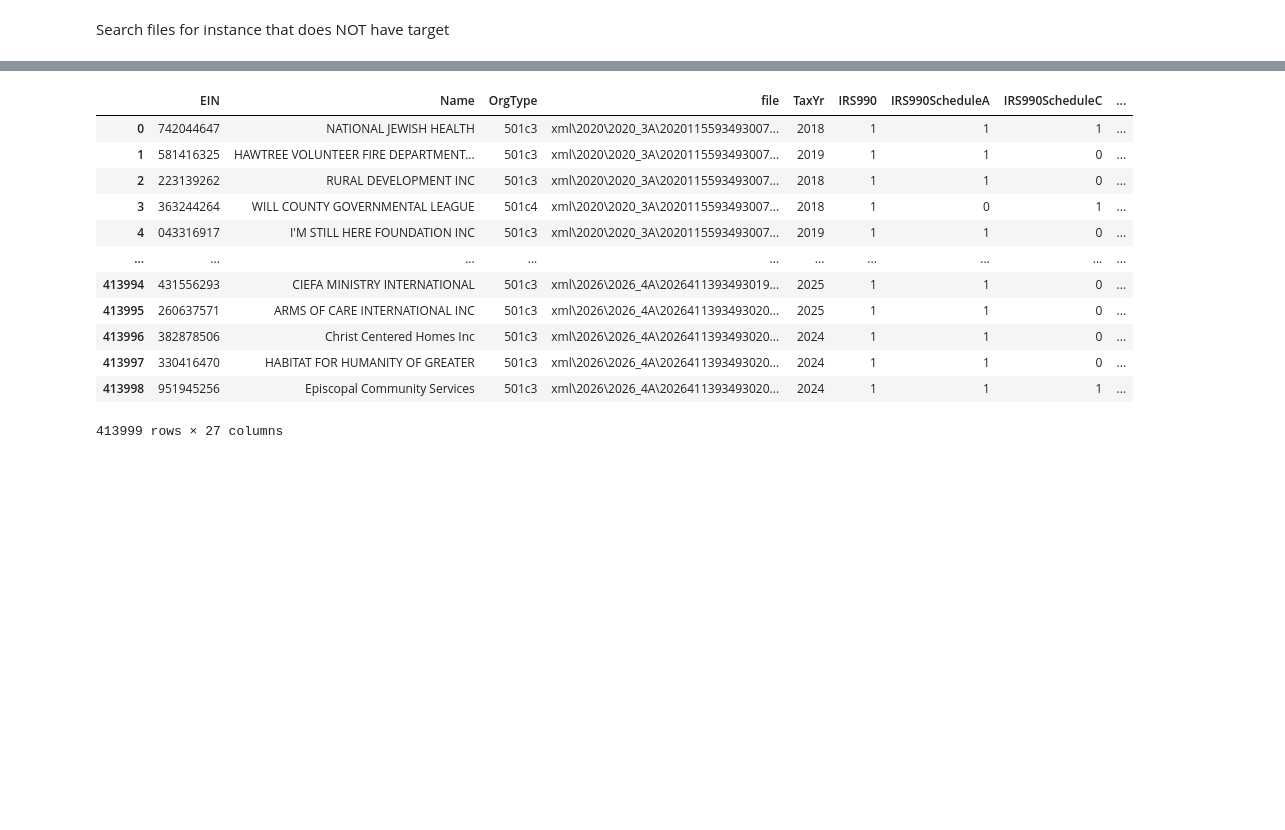
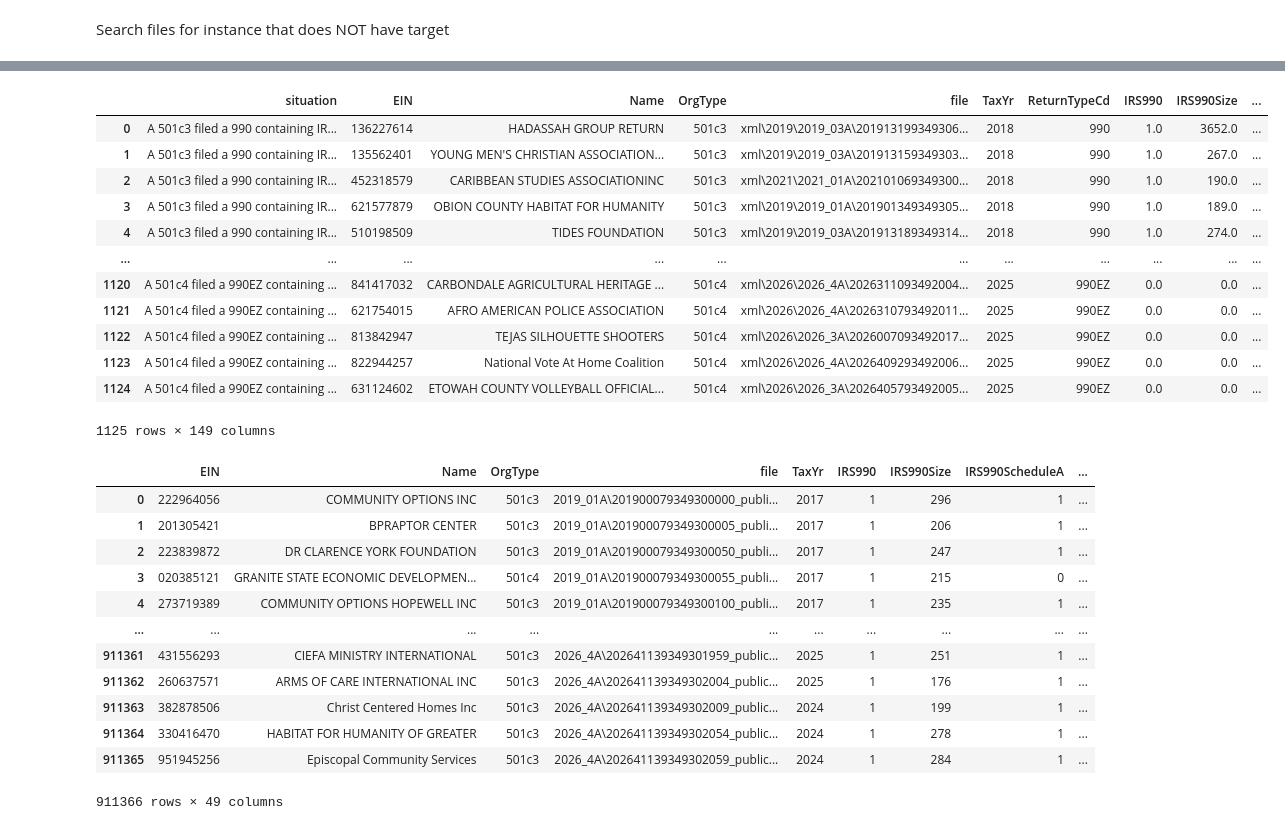
Before and after one commit to ChrisPleman/influence-network, a Jupyter notebook: Nonprofits/inspect_form990_parser.ipynb, the cells around one changed output, grey strips where cells are left out. Cells and saved outputs as stored; diff of their text form; code cells hidden in the pictures; blank space fills up the shorter version.

```diff
--- a/Nonprofits/inspect_form990_parser.ipynb
+++ b/Nonprofits/inspect_form990_parser.ipynb
@@ -301 +381,17 @@ Parsed 413900 files.
+# %%
+pd.read_csv( 'example_usecase_lookup.csv')
+# %% [output]
+|  | situation | EIN | Name | OrgType | file | TaxYr | ReturnTypeCd | IRS990 | IRS990Size | ... |
+| 0 | A 501c3 filed a 990 containing IR... | 136227614 | HADASSAH GROUP RETURN | 501c3 | xml\2019\2019_03A\201913199349306... | 2018 | 990 | 1.0 | 3652.0 | ... |
+| 1 | A 501c3 filed a 990 containing IR... | 135562401 | YOUNG MEN'S CHRISTIAN ASSOCIATION... | 501c3 | xml\2019\2019_03A\201913159349303... | 2018 | 990 | 1.0 | 267.0 | ... |
+| 2 | A 501c3 filed a 990 containing IR... | 452318579 | CARIBBEAN STUDIES ASSOCIATIONINC | 501c3 | xml\2021\2021_01A\202101069349300... | 2018 | 990 | 1.0 | 190.0 | ... |
+| 3 | A 501c3 filed a 990 containing IR... | 621577879 | OBION COUNTY HABITAT FOR HUMANITY | 501c3 | xml\2019\2019_01A\201901349349305... | 2018 | 990 | 1.0 | 189.0 | ... |
+| 4 | A 501c3 filed a 990 containing IR... | 510198509 | TIDES FOUNDATION | 501c3 | xml\2019\2019_03A\201913189349314... | 2018 | 990 | 1.0 | 274.0 | ... |
+| ... | ... | ... | ... | ... | ... | ... | ... | ... | ... | ... |
+| 1120 | A 501c4 filed a 990EZ containing ... | 841417032 | CARBONDALE AGRICULTURAL HERITAGE ... | 501c4 | xml\2026\2026_4A\2026311093492004... | 2025 | 990EZ | 0.0 | 0.0 | ... |
+| 1121 | A 501c4 filed a 990EZ containing ... | 621754015 | AFRO AMERICAN POLICE ASSOCIATION | 501c4 | xml\2026\2026_4A\2026310793492011... | 2025 | 990EZ | 0.0 | 0.0 | ... |
+| 1122 | A 501c4 filed a 990EZ containing ... | 813842947 | TEJAS SILHOUETTE SHOOTERS | 501c4 | xml\2026\2026_3A\2026007093492017... | 2025 | 990EZ | 0.0 | 0.0 | ... |
+| 1123 | A 501c4 filed a 990EZ containing ... | 822944257 | National Vote At Home Coalition | 501c4 | xml\2026\2026_4A\2026409293492006... | 2025 | 990EZ | 0.0 | 0.0 | ... |
+| 1124 | A 501c4 filed a 990EZ containing ... | 631124602 | ETOWAH COUNTY VOLLEYBALL OFFICIAL... | 501c4 | xml\2026\2026_3A\2026405793492005... | 2025 | 990EZ | 0.0 | 0.0 | ... |
+1125 rows × 149 columns
 # %%
@@ -309,16 +405,16 @@ filing_content_matrix.to_csv('filing_content_matrix.csv')
 # %%
-filing_content_matrix
+# filing_content_matrix
 # %% [output]
-|  | EIN | Name | OrgType | file | TaxYr | IRS990 | IRS990ScheduleA | IRS990ScheduleC | ... |
-| 0 | 742044647 | NATIONAL JEWISH HEALTH | 501c3 | xml\2020\2020_3A\2020115593493007... | 2018 | 1 | 1 | 1 | ... |
-| 1 | 581416325 | HAWTREE VOLUNTEER FIRE DEPARTMENT... | 501c3 | xml\2020\2020_3A\2020115593493007... | 2019 | 1 | 1 | 0 | ... |
-| 2 | 223139262 | RURAL DEVELOPMENT INC | 501c3 | xml\2020\2020_3A\2020115593493007... | 2018 | 1 | 1 | 0 | ... |
-| 3 | 363244264 | WILL COUNTY GOVERNMENTAL LEAGUE | 501c4 | xml\2020\2020_3A\2020115593493007... | 2018 | 1 | 0 | 1 | ... |
-| 4 | 043316917 | I'M STILL HERE FOUNDATION INC | 501c3 | xml\2020\2020_3A\2020115593493007... | 2019 | 1 | 1 | 0 | ... |
+|  | EIN | Name | OrgType | file | TaxYr | IRS990 | IRS990Size | IRS990ScheduleA | ... |
+| 0 | 222964056 | COMMUNITY OPTIONS INC | 501c3 | 2019_01A\201900079349300000_publi... | 2017 | 1 | 296 | 1 | ... |
+| 1 | 201305421 | BPRAPTOR CENTER | 501c3 | 2019_01A\201900079349300005_publi... | 2017 | 1 | 206 | 1 | ... |
+| 2 | 223839872 | DR CLARENCE YORK FOUNDATION | 501c3 | 2019_01A\201900079349300050_publi... | 2017 | 1 | 247 | 1 | ... |
+| 3 | 020385121 | GRANITE STATE ECONOMIC DEVELOPMEN... | 501c4 | 2019_01A\201900079349300055_publi... | 2017 | 1 | 215 | 0 | ... |
+| 4 | 273719389 | COMMUNITY OPTIONS HOPEWELL INC | 501c3 | 2019_01A\201900079349300100_publi... | 2017 | 1 | 235 | 1 | ... |
 | ... | ... | ... | ... | ... | ... | ... | ... | ... | ... |
-| 413994 | 431556293 | CIEFA MINISTRY INTERNATIONAL | 501c3 | xml\2026\2026_4A\2026411393493019... | 2025 | 1 | 1 | 0 | ... |
-| 413995 | 260637571 | ARMS OF CARE INTERNATIONAL INC | 501c3 | xml\2026\2026_4A\2026411393493020... | 2025 | 1 | 1 | 0 | ... |
-| 413996 | 382878506 | Christ Centered Homes Inc | 501c3 | xml\2026\2026_4A\2026411393493020... | 2024 | 1 | 1 | 0 | ... |
-| 413997 | 330416470 | HABITAT FOR HUMANITY OF GREATER | 501c3 | xml\2026\2026_4A\2026411393493020... | 2024 | 1 | 1 | 0 | ... |
-| 413998 | 951945256 | Episcopal Community Services | 501c3 | xml\2026\2026_4A\2026411393493020... | 2024 | 1 | 1 | 1 | ... |
+| 911361 | 431556293 | CIEFA MINISTRY INTERNATIONAL | 501c3 | 2026_4A\202641139349301959_public... | 2025 | 1 | 251 | 1 | ... |
+| 911362 | 260637571 | ARMS OF CARE INTERNATIONAL INC | 501c3 | 2026_4A\202641139349302004_public... | 2025 | 1 | 176 | 1 | ... |
+| 911363 | 382878506 | Christ Centered Homes Inc | 501c3 | 2026_4A\202641139349302009_public... | 2024 | 1 | 199 | 1 | ... |
+| 911364 | 330416470 | HABITAT FOR HUMANITY OF GREATER | 501c3 | 2026_4A\202641139349302054_public... | 2024 | 1 | 278 | 1 | ... |
+| 911365 | 951945256 | Episcopal Community Services | 501c3 | 2026_4A\202641139349302059_public... | 2024 | 1 | 284 | 1 | ... |
-413999 rows × 27 columns
+911366 rows × 49 columns
```
Also changed, not shown: parts of 19 cells of this notebook, 2 other files.
